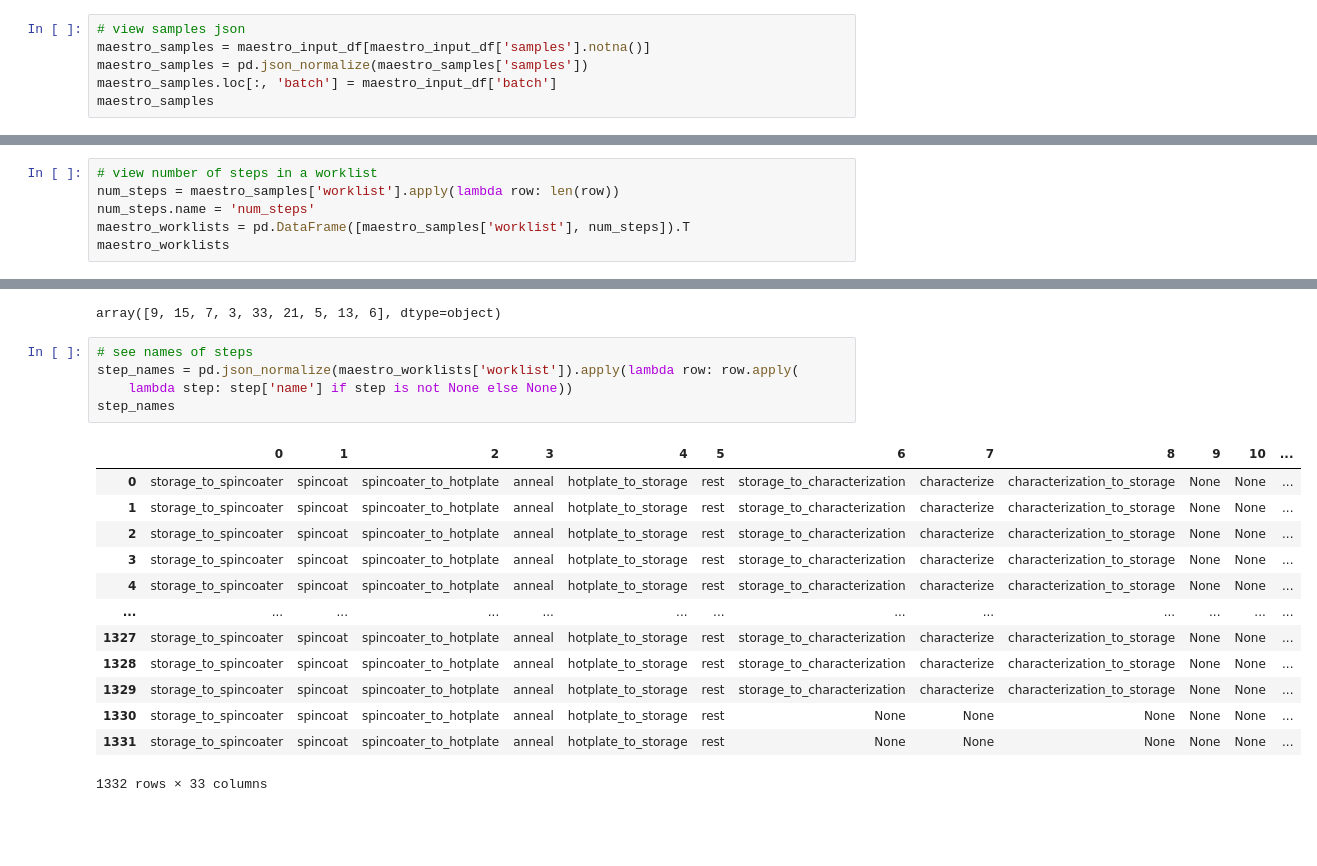
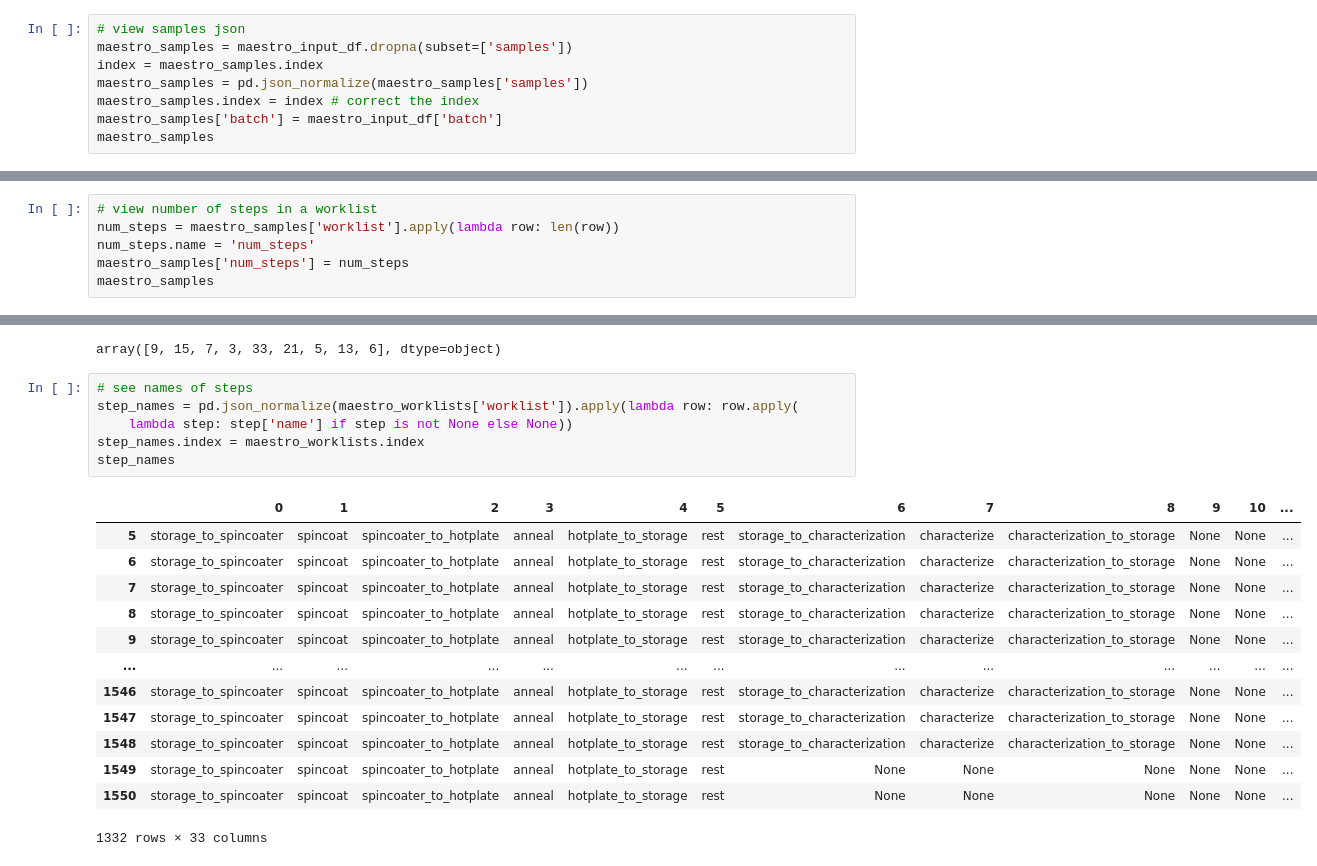
Before and after one commit to fenning-research-group/PASCAL_TrainView, a Jupyter notebook: input_eda.ipynb, the cells around one changed output, grey strips where cells are left out. Cells and saved outputs as stored; diff of their text form; blank space fills up the shorter version.

```diff
--- a/input_eda.ipynb
+++ b/input_eda.ipynb
@@ -495,9 +269,11 @@ maestro_input_df[maestro_input_df['samples'].notna()]
 1332 rows × 8 columns
 # %%
 # view samples json
-maestro_samples = maestro_input_df[maestro_input_df['samples'].notna()]
+maestro_samples = maestro_input_df.dropna(subset=['samples'])
+index = maestro_samples.index
 maestro_samples = pd.json_normalize(maestro_samples['samples'])
-maestro_samples.loc[:, 'batch'] = maestro_input_df['batch']
+maestro_samples.index = index # correct the index
+maestro_samples['batch'] = maestro_input_df['batch']
 maestro_samples
 # %% [output]
 |  | name | substrate | worklist | storage_slot.slot | storage_slot.tray | batch |
@@ -538,6 +314,6 @@ maestro_samples.apply(lambda col: col.astype(str).unique()).to_dict()
 # view number of steps in a worklist
 num_steps = maestro_samples['worklist'].apply(lambda row: len(row))
 num_steps.name = 'num_steps'
-maestro_worklists = pd.DataFrame([maestro_samples['worklist'], num_steps]).T
-maestro_worklists
+maestro_samples['num_steps'] = num_steps
+maestro_samples
 # %% [output]
@@ -562,21 +355,22 @@ array([9, 15, 7, 3, 33, 21, 5, 13, 6], dtype=object)
 # %%
 # see names of steps
 step_names = pd.json_normalize(maestro_worklists['worklist']).apply(lambda row: row.apply(
     lambda step: step['name'] if step is not None else None))
+step_names.index = maestro_worklists.index
 step_names
 # %% [output]
 |  | 0 | 1 | 2 | 3 | 4 | 5 | 6 | 7 | 8 | 9 | 10 | ... |
-| 0 | storage_to_spincoater | spincoat | spincoater_to_hotplate | anneal | hotplate_to_storage | rest | storage_to_characterization | characterize | characterization_to_storage | None | None | ... |
-| 1 | storage_to_spincoater | spincoat | spincoater_to_hotplate | anneal | hotplate_to_storage | rest | storage_to_characterization | characterize | characterization_to_storage | None | None | ... |
-| 2 | storage_to_spincoater | spincoat | spincoater_to_hotplate | anneal | hotplate_to_storage | rest | storage_to_characterization | characterize | characterization_to_storage | None | None | ... |
-| 3 | storage_to_spincoater | spincoat | spincoater_to_hotplate | anneal | hotplate_to_storage | rest | storage_to_characterization | characterize | characterization_to_storage | None | None | ... |
-| 4 | storage_to_spincoater | spincoat | spincoater_to_hotplate | anneal | hotplate_to_storage | rest | storage_to_characterization | characterize | characterization_to_storage | None | None | ... |
+| 5 | storage_to_spincoater | spincoat | spincoater_to_hotplate | anneal | hotplate_to_storage | rest | storage_to_characterization | characterize | characterization_to_storage | None | None | ... |
+| 6 | storage_to_spincoater | spincoat | spincoater_to_hotplate | anneal | hotplate_to_storage | rest | storage_to_characterization | characterize | characterization_to_storage | None | None | ... |
+| 7 | storage_to_spincoater | spincoat | spincoater_to_hotplate | anneal | hotplate_to_storage | rest | storage_to_characterization | characterize | characterization_to_storage | None | None | ... |
+| 8 | storage_to_spincoater | spincoat | spincoater_to_hotplate | anneal | hotplate_to_storage | rest | storage_to_characterization | characterize | characterization_to_storage | None | None | ... |
+| 9 | storage_to_spincoater | spincoat | spincoater_to_hotplate | anneal | hotplate_to_storage | rest | storage_to_characterization | characterize | characterization_to_storage | None | None | ... |
 | ... | ... | ... | ... | ... | ... | ... | ... | ... | ... | ... | ... | ... |
-| 1327 | storage_to_spincoater | spincoat | spincoater_to_hotplate | anneal | hotplate_to_storage | rest | storage_to_characterization | characterize | characterization_to_storage | None | None | ... |
-| 1328 | storage_to_spincoater | spincoat | spincoater_to_hotplate | anneal | hotplate_to_storage | rest | storage_to_characterization | characterize | characterization_to_storage | None | None | ... |
-| 1329 | storage_to_spincoater | spincoat | spincoater_to_hotplate | anneal | hotplate_to_storage | rest | storage_to_characterization | characterize | characterization_to_storage | None | None | ... |
-| 1330 | storage_to_spincoater | spincoat | spincoater_to_hotplate | anneal | hotplate_to_storage | rest | None | None | None | None | None | ... |
-| 1331 | storage_to_spincoater | spincoat | spincoater_to_hotplate | anneal | hotplate_to_storage | rest | None | None | None | None | None | ... |
+| 1546 | storage_to_spincoater | spincoat | spincoater_to_hotplate | anneal | hotplate_to_storage | rest | storage_to_characterization | characterize | characterization_to_storage | None | None | ... |
+| 1547 | storage_to_spincoater | spincoat | spincoater_to_hotplate | anneal | hotplate_to_storage | rest | storage_to_characterization | characterize | characterization_to_storage | None | None | ... |
+| 1548 | storage_to_spincoater | spincoat | spincoater_to_hotplate | anneal | hotplate_to_storage | rest | storage_to_characterization | characterize | characterization_to_storage | None | None | ... |
+| 1549 | storage_to_spincoater | spincoat | spincoater_to_hotplate | anneal | hotplate_to_storage | rest | None | None | None | None | None | ... |
+| 1550 | storage_to_spincoater | spincoat | spincoater_to_hotplate | anneal | hotplate_to_storage | rest | None | None | None | None | None | ... |
 1332 rows × 33 columns
 # %%
 # see what steps are in what order
```
Also changed, not shown: parts of 47 cells of this notebook.
